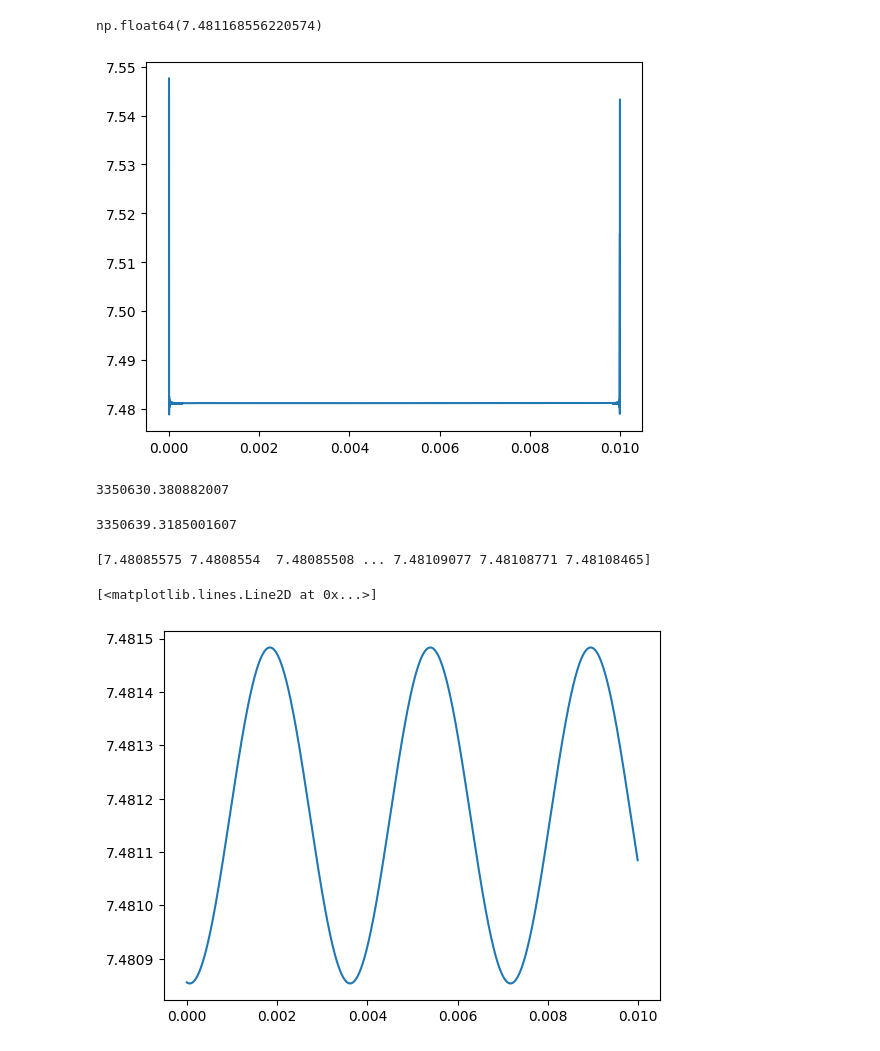
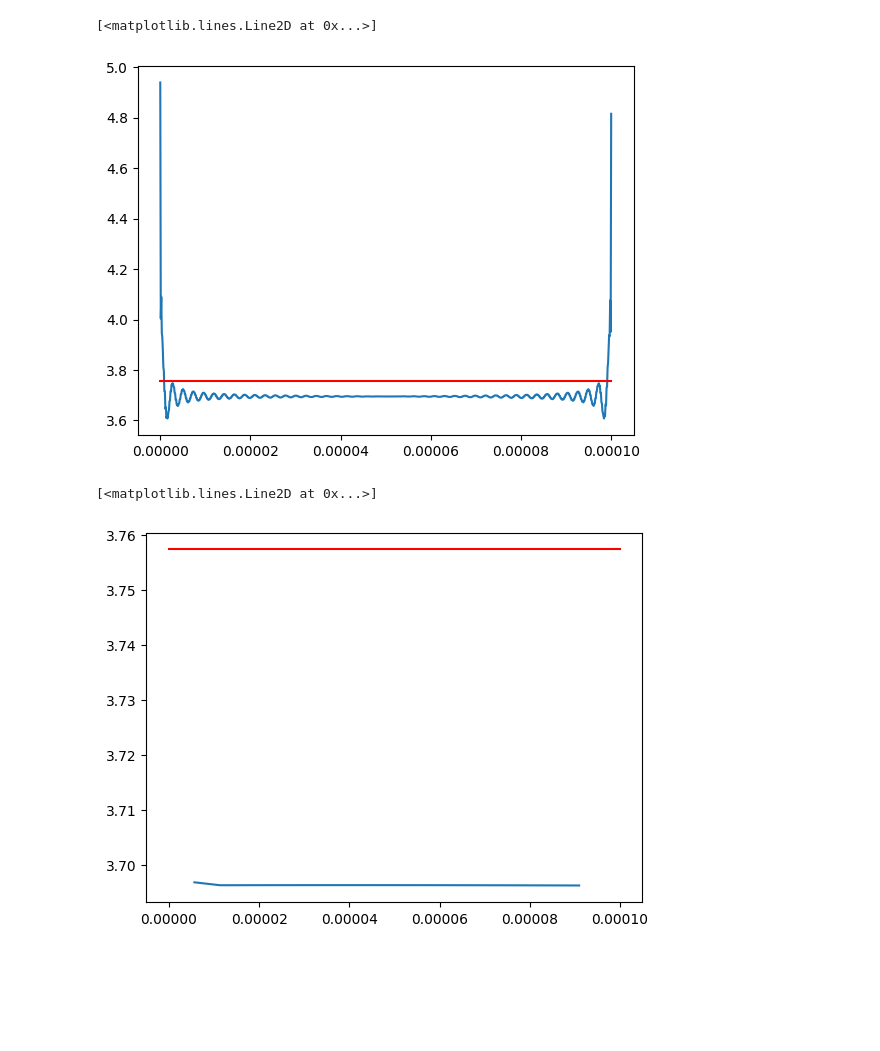
Before and after one commit to Gr-a-f/Relaxation_frequency_phase_algorithm, a Jupyter notebook: sin_phantom.ipynb, the cells around one changed output. Cells and saved outputs as stored; diff of their text form; code cells hidden in the pictures; blank space fills up the shorter version.

```diff
--- a/sin_phantom.ipynb
+++ b/sin_phantom.ipynb
@@ -17,12 +17,11 @@ from view import *
 # %%
-fs = 625e6
-duration = 10000e-6
+duration = 100e-6
 F_main_real=440e3
+fs=F_main_real*20
 
 t = np.linspace(0, duration, int(duration * fs))
 U = np.sin(2 * np.pi * F_main_real * t)
 # %%
-R= 100
+R= 50
 C= 475e-12
-
-t,I= RC_transfer(t,U,R,C)
+t,I= md.RC_transfer(t,U,R,C)
@@ -49,0 +28,10 @@ plt.plot(F,V)
+# %%
+F,V = md.get_spectrum3(t,U)
+
+F_peak_calc = F[np.argmax(V)]
+T=1/F_peak_calc
+
+T_counts=md.convert_to_counts(t,T)
+
+phase_real=md.get_phase_RC_real(F_peak_calc, R,C)
+phase_real_graph= np.full(len(t), phase_real)
@@ -50,34 +42,16 @@ plt.plot(F,V)
 # %%
-time_hilbert, phase_hilbert=get_phase_hilbert(t, U, I)
+time_hilbert, phase_hilbert=md.get_phase_hilbert(t, U, I)
 
 plt.plot(time_hilbert, phase_hilbert)
-
-phase_mean=abs(np.mean(phase_hilbert))
-
-central_index=int(len(phase_hilbert)/2)
-phase_mean=phase_hilbert[central_index]
-phase_mean
+plt.plot(t,phase_real_graph,"red")
 # %% [output]
-np.float64(7.481168556220574)
+[<matplotlib.lines.Line2D at 0x...>]
-[figure, old version]
+[figure, new version]
-# %%
-# Сравнение частоты
-
-f_rel_real=1/(2*pi*R*C)
-f_rel_real
-# %% [output]
-3350630.380882007
-# %%
-f_rel_calc_mean = F_peak_calc * np.cos(phase_mean*0.0174533) / np.sin(phase_mean*0.0174533)
-print(f_rel_calc_mean)
-# %% [output]
-3350639.3185001607
 # %%
-times, phase_diff = get_phase_FFT(U, I, fs, F_peak_calc, n_periods=5, overlap=0.5)
+times, phase_diff = md.get_phase_FFT(t, U, I, F_main_real, n_periods=5, overlap=0.5)
 
-print (phase_diff)
 plt.plot(times, phase_diff)
+plt.plot(t,phase_real_graph,"red")
 # %% [output]
-[7.48085575 7.4808554  7.48085508 ... 7.48109077 7.48108771 7.48108465]
+[<matplotlib.lines.Line2D at 0x...>]
-[<matplotlib.lines.Line2D at 0x...>]
-[figure, old version]
+[figure, new version]
```
Also changed, not shown: parts of 6 cells of this notebook, 4 other files.
